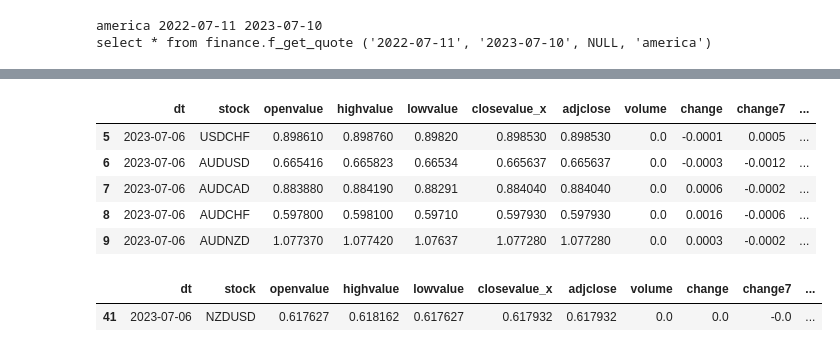
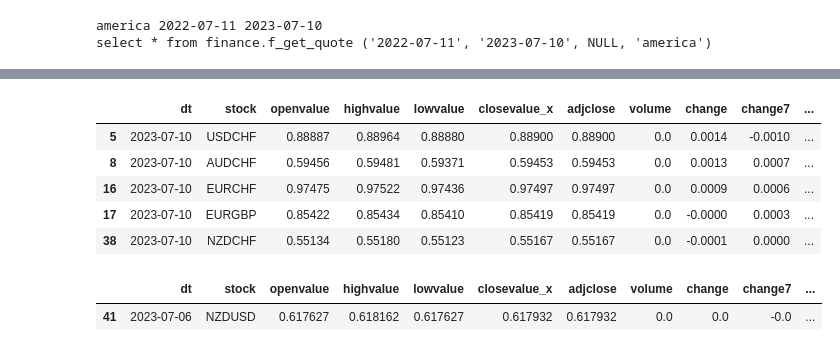
Before and after one commit to kravchukpetr/FinanceProject, a Jupyter notebook: ipynb/Recomendation.ipynb, the cells around one changed output, grey strips where cells are left out. Drawn from its saved outputs; the diff is of its cells as text; code cells hidden in the pictures.

```diff
--- a/ipynb/Recomendation.ipynb
+++ b/ipynb/Recomendation.ipynb
@@ -88,12 +108,12 @@ df_fx[(df_fx['screener'] == 'Forex') & (df_fx['rec_1d'] == 'STRONG_BUY') & (df_f
 # %%
-df_fx[(df_fx['screener'] == 'Forex') & (df_fx['rec_1d'] == 'SELL')].head()
+df_fx[(df_fx['screener'] == 'Forex') & (df_fx['rec_1d'] == 'STRONG_SELL')].head()
 # %% [output]
 |  | dt | stock | openvalue | highvalue | lowvalue | closevalue_x | adjclose | volume | change | change7 | ... |
-| 5 | 2023-07-06 | USDCHF | 0.898610 | 0.898760 | 0.89820 | 0.898530 | 0.898530 | 0.0 | -0.0001 | 0.0005 | ... |
-| 6 | 2023-07-06 | AUDUSD | 0.665416 | 0.665823 | 0.66534 | 0.665637 | 0.665637 | 0.0 | -0.0003 | -0.0012 | ... |
-| 7 | 2023-07-06 | AUDCAD | 0.883880 | 0.884190 | 0.88291 | 0.884040 | 0.884040 | 0.0 | 0.0006 | -0.0002 | ... |
-| 8 | 2023-07-06 | AUDCHF | 0.597800 | 0.598100 | 0.59710 | 0.597930 | 0.597930 | 0.0 | 0.0016 | -0.0006 | ... |
-| 9 | 2023-07-06 | AUDNZD | 1.077370 | 1.077420 | 1.07637 | 1.077280 | 1.077280 | 0.0 | 0.0003 | -0.0002 | ... |
+| 5 | 2023-07-10 | USDCHF | 0.88887 | 0.88964 | 0.88880 | 0.88900 | 0.88900 | 0.0 | 0.0014 | -0.0010 | ... |
+| 8 | 2023-07-10 | AUDCHF | 0.59456 | 0.59481 | 0.59371 | 0.59453 | 0.59453 | 0.0 | 0.0013 | 0.0007 | ... |
+| 16 | 2023-07-10 | EURCHF | 0.97475 | 0.97522 | 0.97436 | 0.97497 | 0.97497 | 0.0 | 0.0009 | 0.0006 | ... |
+| 17 | 2023-07-10 | EURGBP | 0.85422 | 0.85434 | 0.85410 | 0.85419 | 0.85419 | 0.0 | -0.0000 | 0.0003 | ... |
+| 38 | 2023-07-10 | NZDCHF | 0.55134 | 0.55180 | 0.55123 | 0.55167 | 0.55167 | 0.0 | -0.0001 | 0.0000 | ... |
 # %%
 df_fx[(df_fx['screener'] == 'Forex') & (df_fx['stock'] == 'NZDUSD')].head()
 # %% [output]
```
Also changed, not shown: parts of 7 cells of this notebook.
